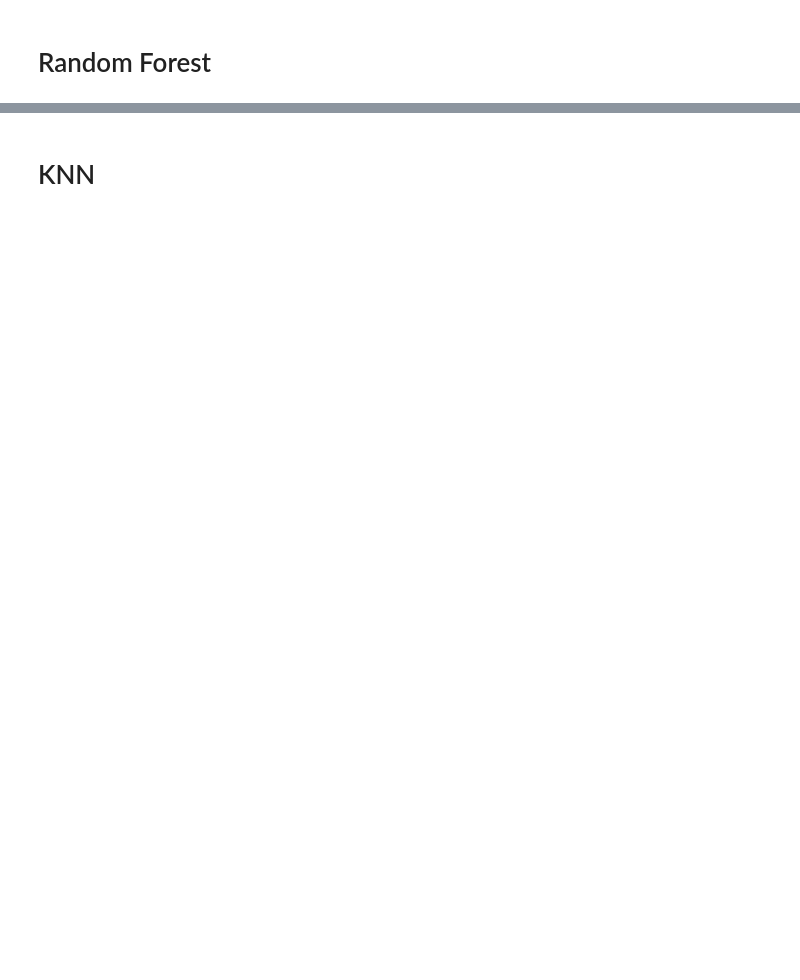
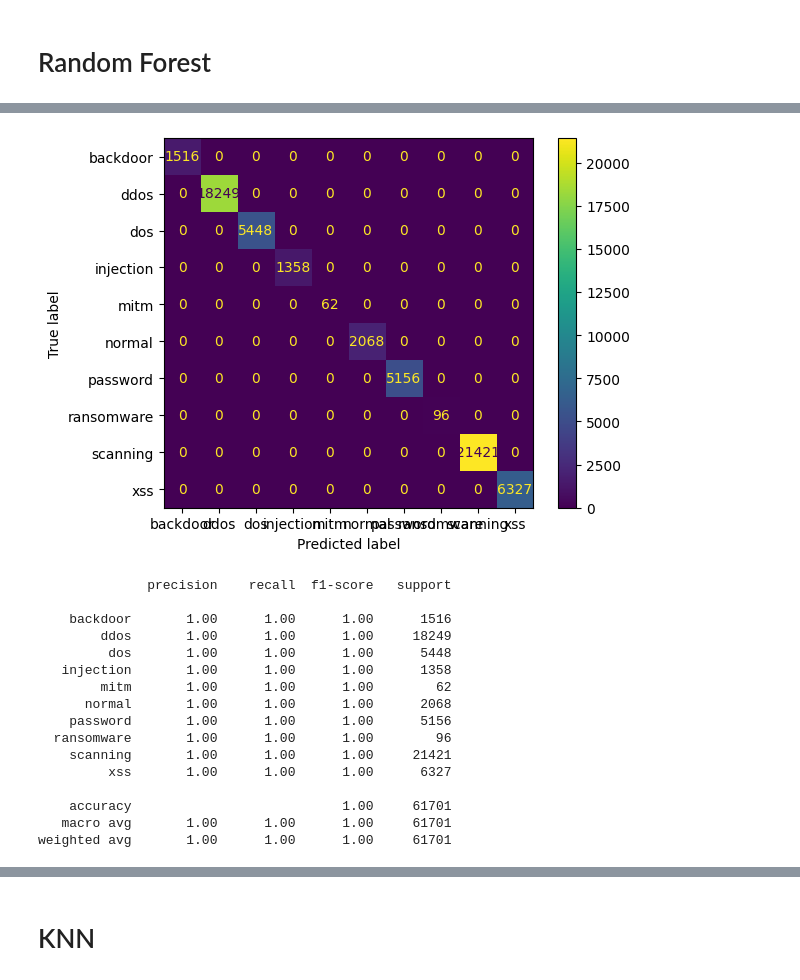
Before and after one commit to benzebra/data-analytics, a Jupyter notebook: TRAIN/main.ipynb, the cells around one changed output, grey strips where cells are left out. Saved outputs shown, nothing was run; the diff lists cells and outputs as text; code cells hidden in the pictures; blank space fills up the shorter version.

Commit message:
add nn models and main edited

```diff
--- a/TRAIN/main.ipynb
+++ b/TRAIN/main.ipynb
@@ -226,0 +123,19 @@ Fitting 1 folds for each of 90 candidates, totalling 90 fits
+# %%
+#import random forest classifier
+from sklearn.ensemble import RandomForestClassifier
+from sklearn.model_selection import GridSearchCV
+import pickle
+
+param_grid = {  'n_estimators': [100, 200],
+                'criterion': ['gini', 'entropy']
+                }
+
+
+
+grid = GridSearchCV(RandomForestClassifier(random_state=seed,n_jobs=-1), cv=ps, param_grid=param_grid,verbose=10)
+grid.fit(X, y)
+file = open("rf.save","wb")
+pickle.dump(grid.best_estimator_, file)
+print("Best hyperparameters: ",grid.best_estimator_)
+print("Best performance:",  grid.best_score_)
+file.close()
@@ -226,0 +164,31 @@ Fitting 1 folds for each of 90 candidates, totalling 90 fits
+# %%
+# do classification report
+y_pred = grid.predict(X_test)
+
+#plot confusion matrix
+cm = confusion_matrix(y_test, y_pred)
+disp = ConfusionMatrixDisplay(confusion_matrix=cm,display_labels=le.classes_)
+
+disp.plot()
+plt.show()
+
+from sklearn.metrics import classification_report, balanced_accuracy_score
+print(classification_report(y_test, y_pred, target_names=[str(cls) for cls in le.classes_]))
+# %% [output]
+[figure, added]
+              precision    recall  f1-score   support
+
+    backdoor       1.00      1.00      1.00      1516
+        ddos       1.00      1.00      1.00     18249
+         dos       1.00      1.00      1.00      5448
+   injection       1.00      1.00      1.00      1358
+        mitm       1.00      1.00      1.00        62
+      normal       1.00      1.00      1.00      2068
+    password       1.00      1.00      1.00      5156
+  ransomware       1.00      1.00      1.00        96
+    scanning       1.00      1.00      1.00     21421
+         xss       1.00      1.00      1.00      6327
+
+    accuracy                           1.00     61701
+   macro avg       1.00      1.00      1.00     61701
+weighted avg       1.00      1.00      1.00     61701
```
Also changed, not shown: parts of 14 cells of this notebook, 3 other files.
